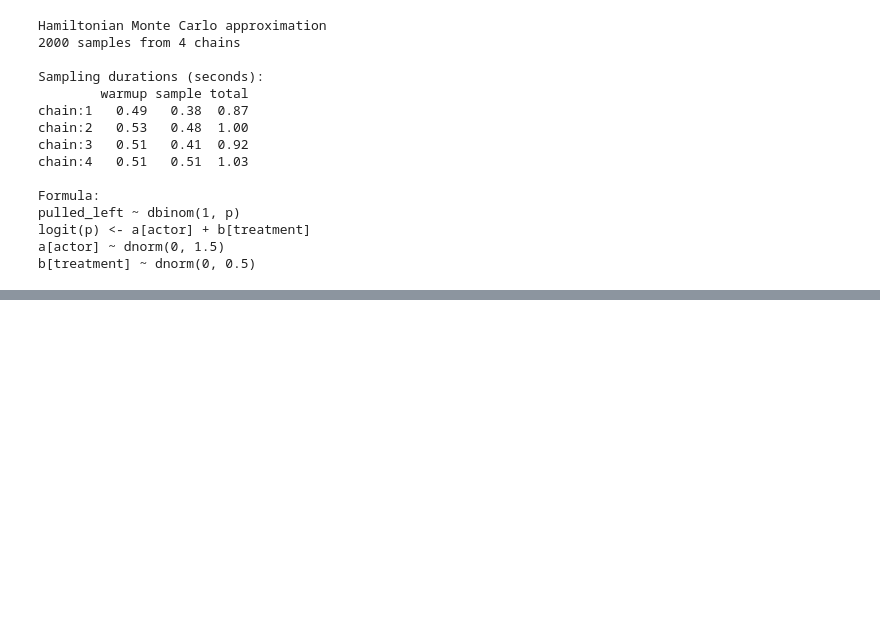
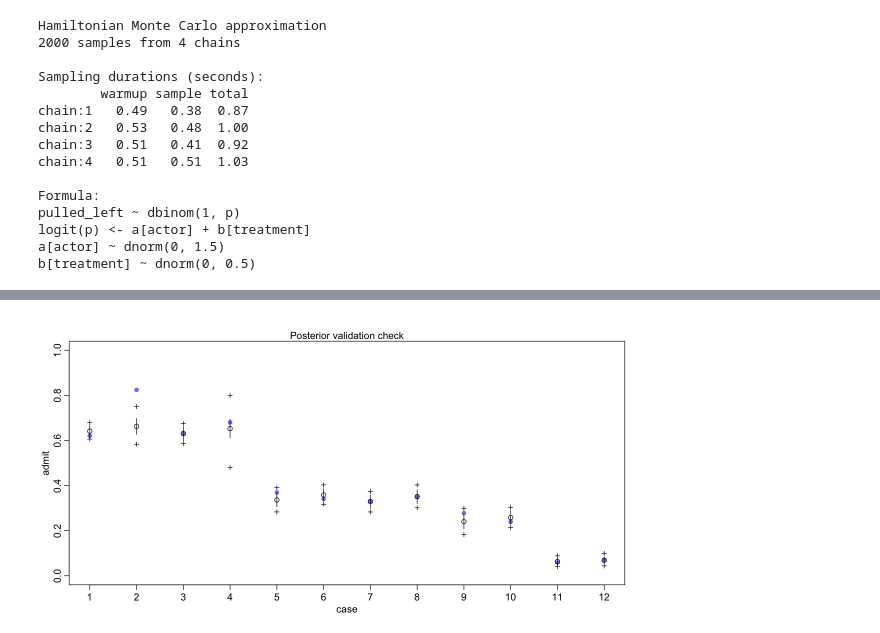
Before and after one commit to maxthemillion/statistical-rethinking, a Jupyter notebook: Chapter 11/c11_recap.ipynb, the cells around one changed output, grey strips where cells are left out. Saved outputs shown, nothing was run; the diff lists cells and outputs as text; code cells hidden in the pictures; blank space fills up the shorter version.

```diff
--- a/Chapter 11/c11_recap.ipynb
+++ b/Chapter 11/c11_recap.ipynb
@@ -216,0 +329,6 @@ b[treatment] ~ dnorm(0, 0.5)
+# %%
+d_aggregated <- aggregate(d$pulled_left,
+                         list(
+                             treatment=d$treatment, actor=d$actor, side=d$side, cond=d$cond
+                         ), sum)
+colnames(d_aggregated)[5] <- "left_pulls"
@@ -216,0 +406,3 @@ b[treatment] ~ dnorm(0, 0.5)
+# %%
+data(UCBadmit)
+d <- UCBadmit
@@ -216,0 +480,16 @@ b[treatment] ~ dnorm(0, 0.5)
+# %%
+dat_list <- list(
+    admit = d$admit,
+    applications = d$applications,
+    gid = ifelse(d$applicant.gender=="male", 1, 2),
+    dept = as.integer(d$dept)
+
+)
+m11.7b <- ulam(
+    alist(
+        admit ~ dbinom(applications, p),
+        logit(p) <- a[gid] + b[dept],
+        a[gid] ~ dnorm(0, 1.5),
+        b[dept] ~ dnorm(0, 1.5)
+    ), data=dat_list, chains=4, iter=4000
+)
@@ -216,0 +528,17 @@ b[treatment] ~ dnorm(0, 0.5)
+# %%
+dat_list <- list(
+    admit = d$admit,
+    applications = d$applications,
+    gid = ifelse(d$applicant.gender=="male", 1, 2),
+    dept = as.integer(d$dept),
+    dept_id = rep(1:6, each=2)
+
+)
+m11.8 <- ulam(
+    alist(
+        admit ~ dbinom(applications, p),
+        logit(p) <- a[gid] + delta[dept_id],
+        a[gid] ~ dnorm(0, 1.5),
+        delta[dept_id] ~ dnorm(0, 1.5)
+    ), data=dat_list, chains=4, iter=4000
+)
@@ -216,0 +578,5 @@ b[treatment] ~ dnorm(0, 0.5)
+# %%
+options(repr.plot.width=10, repr.plot.height=5)
+postcheck(m11.8)
+# %% [output]
+[figure, added]
```
Also changed, not shown: parts of 39 cells of this notebook.
